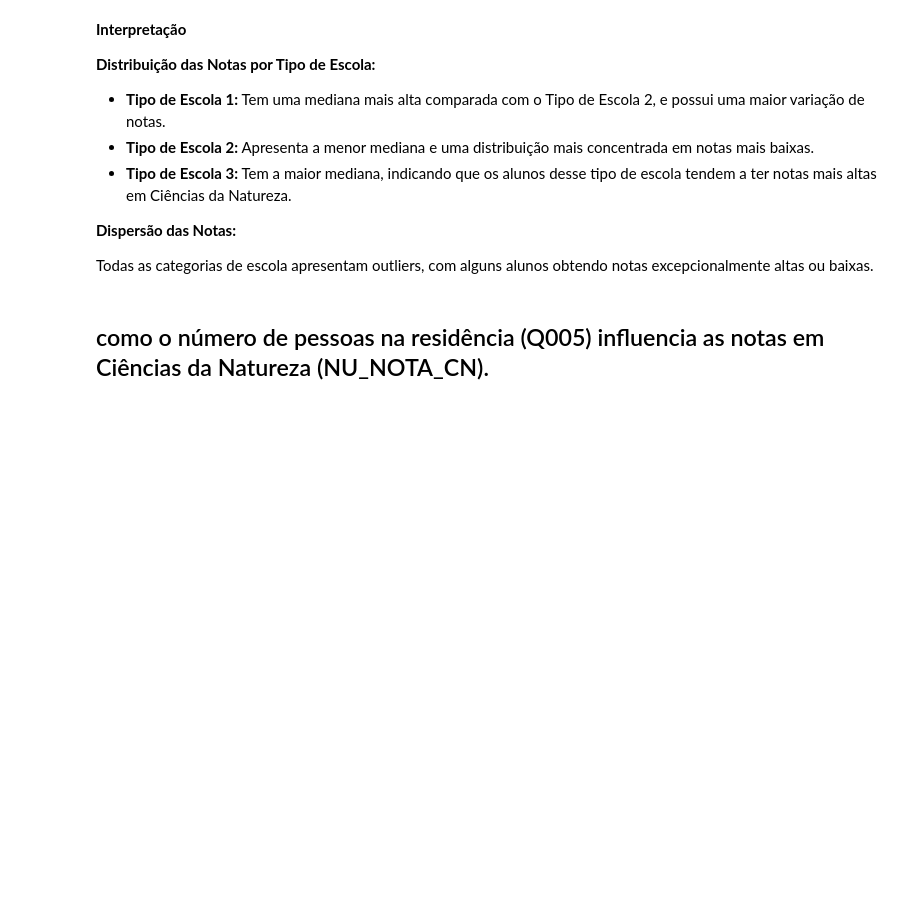
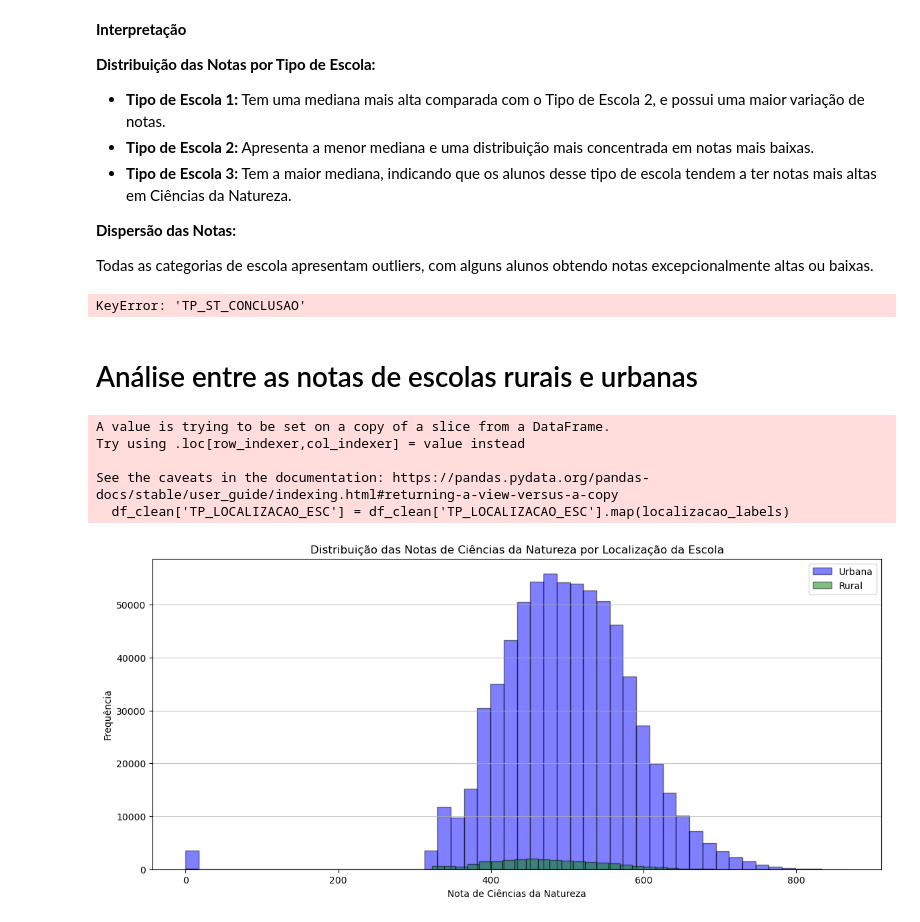
Before and after one commit to mathbelar/Projeto3, a Jupyter notebook: projeto3.ipynb, the cells around one changed output. Saved outputs shown, nothing was run; the diff lists cells and outputs as text; code cells hidden in the pictures; blank space fills up the shorter version.

```diff
--- a/projeto3.ipynb
+++ b/projeto3.ipynb
@@ -204,5 +202,56 @@ plt.show()
 **Dispersão das Notas:**
 
 Todas as categorias de escola apresentam outliers, com alguns alunos obtendo notas excepcionalmente altas ou baixas.
-# %% [markdown]
-## como o número de pessoas na residência (Q005) influencia as notas em Ciências da Natureza (NU_NOTA_CN).
+# %%
+conclusao_labels = {
+    1: 'Já concluído',
+    2: 'Concluindo no ano',
+    3: 'Concluirá depois',
+    4: 'Não concluído'
+}
+df_filtrado['TP_ST_CONCLUSAO'] = df_filtrado['TP_ST_CONCLUSAO'].map(conclusao_labels)
+
+# Criar o boxplot com matplotlib
+plt.figure(figsize=(14, 6))
+df_filtrado.boxplot(column='NU_NOTA_CN', by='TP_ST_CONCLUSAO', grid=False, patch_artist=True,
+                 boxprops=dict(facecolor='lightblue'), medianprops=dict(color='red'))
+plt.title('Distribuição da Nota em Ciências da Natureza por Situação de Conclusão do Ensino Médio')
+plt.suptitle('')  # Remove o título automático gerado por pandas
+plt.xlabel('Situação de Conclusão do Ensino Médio')
+plt.ylabel('Nota em Ciências da Natureza')
+plt.xticks(rotation=45)
+plt.show()
+# %% [output]
+KeyError: 'TP_ST_CONCLUSAO'
+# %% [markdown]
+# Análise entre as notas de escolas rurais e urbanas
+# %%
+
+localizacao_labels = {
+    1: 'Urbana',
+    2: 'Rural'
+}
+df_clean = df_filtrado.dropna(subset=['NU_NOTA_CN', 'TP_LOCALIZACAO_ESC'])
+df_clean['TP_LOCALIZACAO_ESC'] = df_clean['TP_LOCALIZACAO_ESC'].map(localizacao_labels)
+
+
+plt.figure(figsize=(14, 6))
+
+# Histograma para escolas urbanas
+plt.hist(df_clean[df_clean['TP_LOCALIZACAO_ESC'] == 'Urbana']['NU_NOTA_CN'], bins=50, alpha=0.5, label='Urbana', color='blue', edgecolor='black')
+
+plt.hist(df_clean[df_clean['TP_LOCALIZACAO_ESC'] == 'Rural']['NU_NOTA_CN'], bins=50, alpha=0.5, label='Rural', color='green', edgecolor='black')
+
+plt.title('Distribuição das Notas de Ciências da Natureza por Localização da Escola')
+plt.xlabel('Nota de Ciências da Natureza')
+plt.ylabel('Frequência')
+plt.legend()
+plt.grid(axis='y', alpha=0.75)
+plt.show()
+# %% [output]
+A value is trying to be set on a copy of a slice from a DataFrame.
+Try using .loc[row_indexer,col_indexer] = value instead
+
+See the caveats in the documentation: https://pandas.pydata.org/pandas-docs/stable/user_guide/indexing.html#returning-a-view-versus-a-copy
+  df_clean['TP_LOCALIZACAO_ESC'] = df_clean['TP_LOCALIZACAO_ESC'].map(localizacao_labels)
+[figure, added]
```
Also changed, not shown: parts of 10 cells of this notebook.
